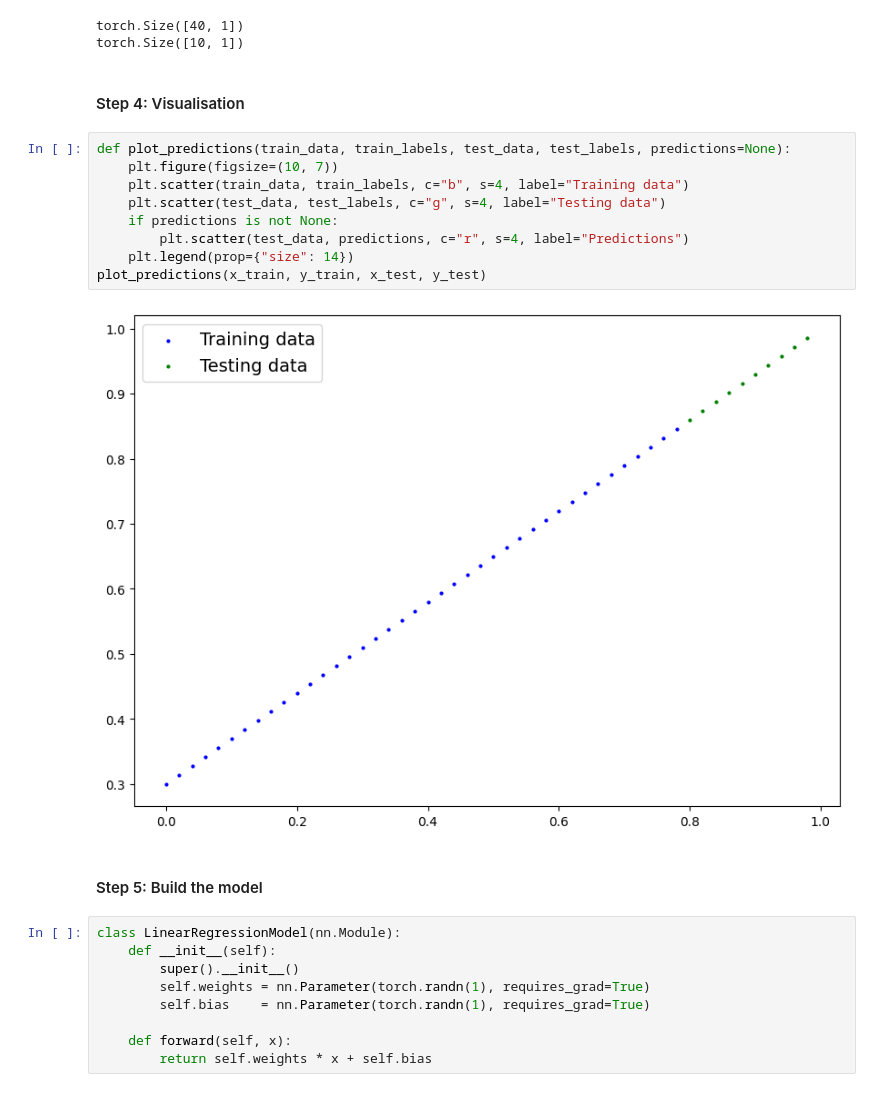
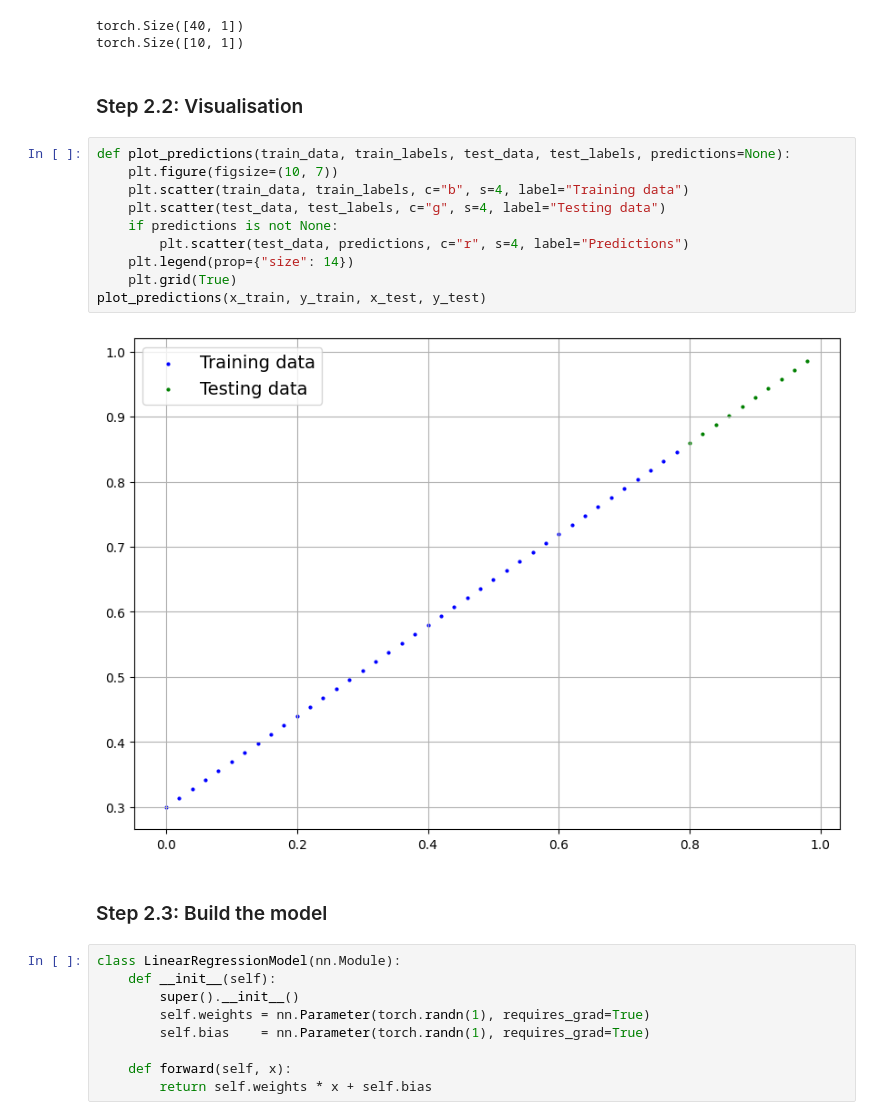
Before and after one commit to ather-ops/Neural-Networks-with-PyTorch, a Jupyter notebook: pytorch/pytorch workflow.ipynb, the cells around one changed output. Saved outputs shown, nothing was run; the diff lists cells and outputs as text.

Commit message:
added pytorch workflow rest of work upto loss curves

```diff
--- a/pytorch/pytorch workflow.ipynb
+++ b/pytorch/pytorch workflow.ipynb
@@ -68,20 +68,21 @@ print(x_test.shape)
 torch.Size([40, 1])
 torch.Size([10, 1])
 # %% [markdown]
-#### Step 4: Visualisation
+### Step 2.2: Visualisation
 # %%
 def plot_predictions(train_data, train_labels, test_data, test_labels, predictions=None):
     plt.figure(figsize=(10, 7))
     plt.scatter(train_data, train_labels, c="b", s=4, label="Training data")
     plt.scatter(test_data, test_labels, c="g", s=4, label="Testing data")
     if predictions is not None:
         plt.scatter(test_data, predictions, c="r", s=4, label="Predictions")
     plt.legend(prop={"size": 14})
+    plt.grid(True)
 plot_predictions(x_train, y_train, x_test, y_test)
 # %% [output]
-[figure, old version]
+[figure, new version]
 # %% [markdown]
-#### Step 5: Build the model
+### Step 2.3: Build the model
 # %%
 class LinearRegressionModel(nn.Module):
     def __init__(self):
```
Also changed, not shown: parts of 17 cells of this notebook.
